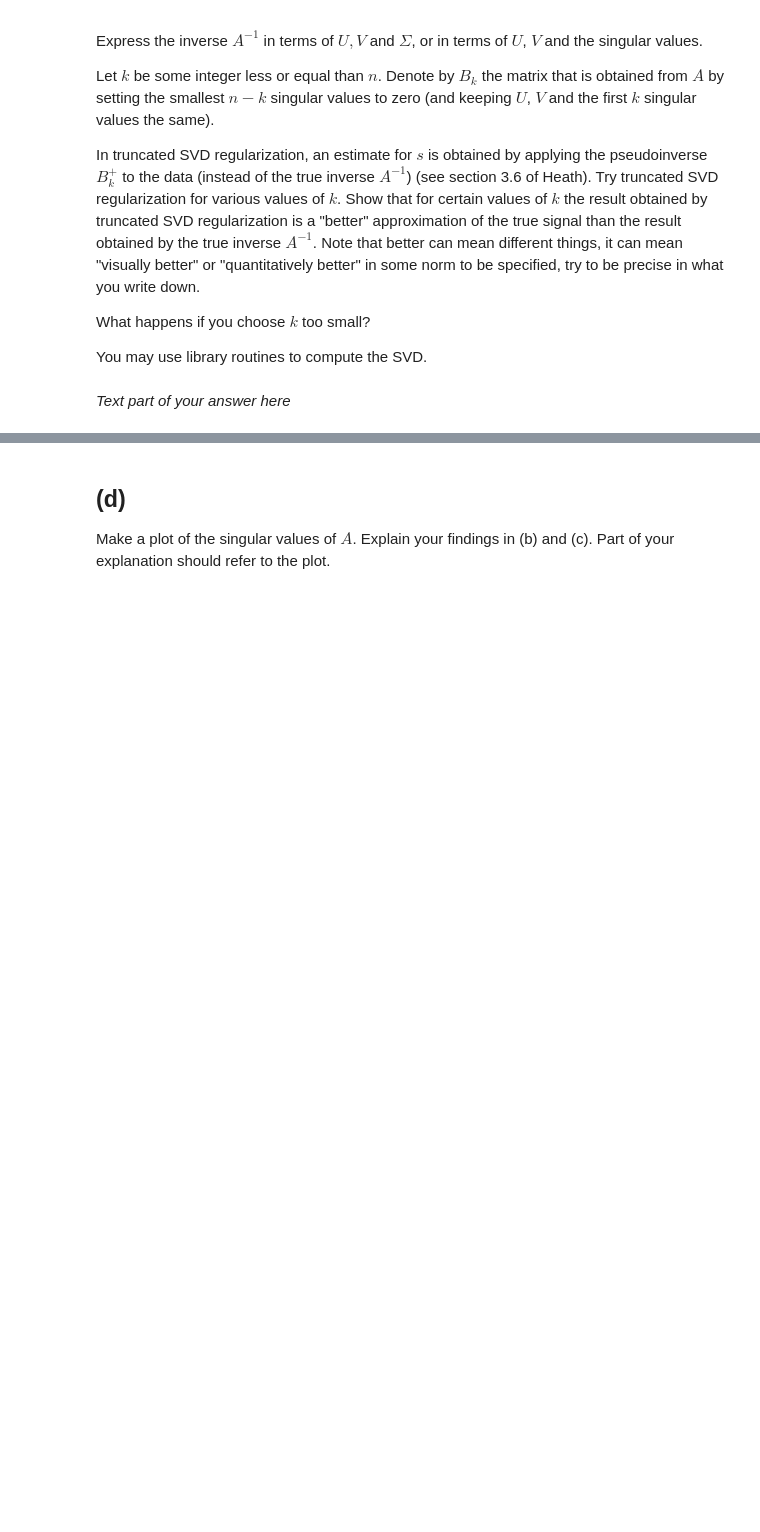
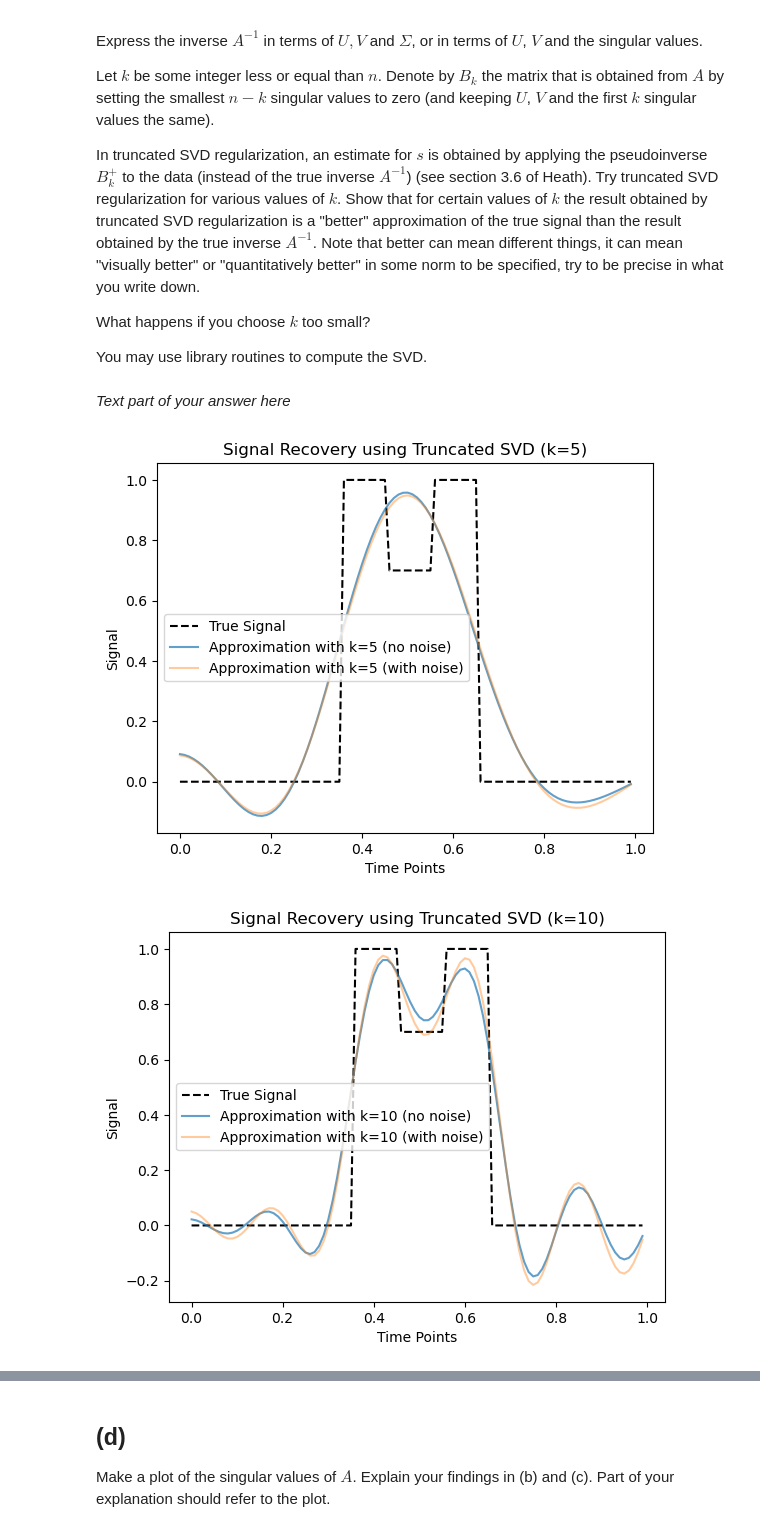
Before and after one commit to kshnva/numerical-algorithms, a Jupyter notebook: a2_new/hw2.ipynb, the cells around one changed output, grey strips where cells are left out. Drawn from its saved outputs; the diff is of its cells as text; code cells hidden in the pictures; blank space fills up the shorter version.

```diff
--- a/a2_new/hw2.ipynb
+++ b/a2_new/hw2.ipynb
@@ -232,3 +241,30 @@ You may use library routines to compute the SVD.
 *Text part of your answer here*
 # %%
 # YOUR CODE HERE
+from numpy.linalg import svd
+U, Sigma, VT = svd(A)
+V = VT.T
+
+# Function to compute truncated SVD pseudoinverse for a given k
+def truncated_svd_pseudoinverse(U, Sigma, V, k):
+    Sigma_trunc_inv = np.diag([1/s if i < k else 0 for i, s in enumerate(Sigma)])
+    return V @ Sigma_trunc_inv @ U.T
+
+# Try different values of k and plot the results
+for k in [5, 10, 20, 30, 50]:  # Adjust these k values as desired
+    B_k_plus = truncated_svd_pseudoinverse(U, Sigma, V, k)
+    s_d0_approx = B_k_plus @ d_0
+    s_depsilon_approx = B_k_plus @ d_epsilon
+
+    # Plot the reconstructed signals for each k
+    plt.plot(timepoints, s_true, label="True Signal", color="black", linestyle="--")
+    plt.plot(timepoints, s_d0_approx, alpha=0.7, label=f"Approximation with k={k} (no noise)")
+    plt.plot(timepoints, s_depsilon_approx, alpha=0.4, label=f"Approximation with k={k} (with noise)")
+    plt.xlabel('Time Points')
+    plt.ylabel('Signal')
+    plt.title(f'Signal Recovery using Truncated SVD (k={k})')
+    plt.legend()
+    plt.show()
+# %% [output]
+[figure, added]
+[figure, added]
```
Also changed, not shown: parts of 7 cells of this notebook, 3 other files.
